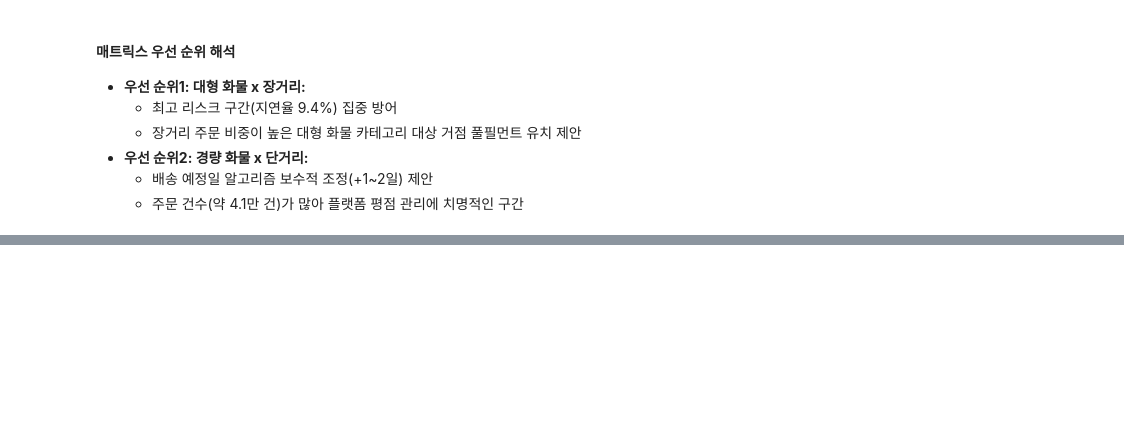
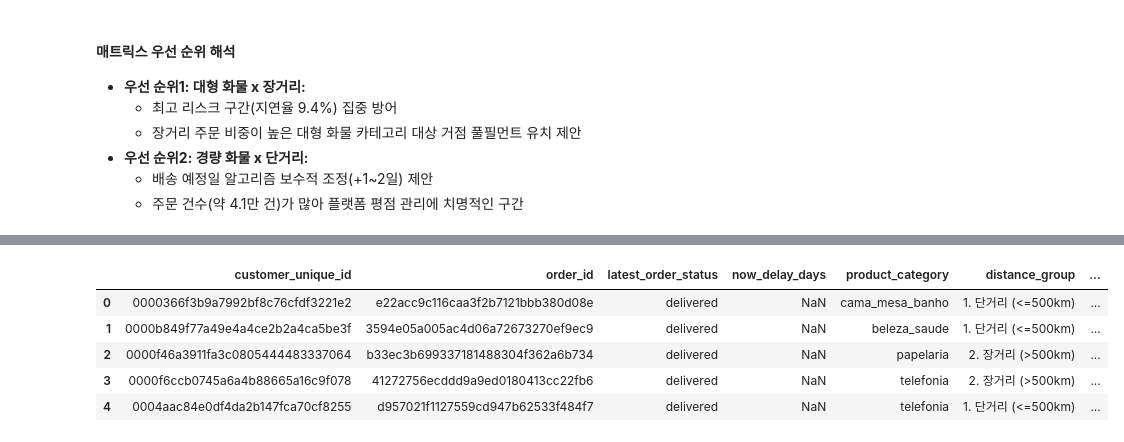
Before and after one commit to eunsung20311-dot/Olist-E-commerce-Analysis, a Jupyter notebook: 02_hypothesis_testing.ipynb, the cells around one changed output, grey strips where cells are left out. Cells and saved outputs as stored; diff of their text form; code cells hidden in the pictures; blank space fills up the shorter version.

```diff
--- a/02_hypothesis_testing.ipynb
+++ b/02_hypothesis_testing.ipynb
@@ -267,6 +267,7 @@ plt.show()
 ##### C-1. 재구매 주기 비교 및 검증
 # %%
 # 주문 순서(Rank) 할당 및 재구매 주기 계산
+df_customer_mstr = df_customer_mstr.sort_values(by=['customer_unique_id', 'order_purchase_timestamp']).reset_index(drop=True)
 df_customer_mstr['order_rank'] = df_customer_mstr.groupby('customer_unique_id').cumcount() + 1
 df_first_second = df_customer_mstr[df_customer_mstr['order_rank'].isin([1, 2])].copy()
 
@@ -516,0 +519,7 @@ delay_rate_matrix
+# %%
+# 주별 노선, 도시별 노선 열 생성
+df_matrix['city_route'] = df_matrix['seller_city'] + ' -> ' + df_matrix['customer_city']
+df_matrix['state_route'] = df_matrix['seller_state'] + ' -> ' + df_matrix['customer_state']
+
+# df_tab_order의 데이터 확정
+df_tab_order = df_matrix[['order_id','is_delayed','early_or_late_days','month','customer_unique_id','order_purchase_timestamp','distance_group', 'weight_group','city_route','state_route']].copy()
@@ -516,0 +573,63 @@ delay_rate_matrix
+# %%
+order_payment_sum = df_payments.groupby('order_id')['payment_value'].sum().reset_index()
+
+cust_order_base = (
+    df_orders
+    .merge(df_customers[['customer_id','customer_unique_id']], on = 'customer_id')
+    .merge(df_reviews[['order_id','review_score']], on='order_id', how= 'left')
+    .merge(order_payment_sum, on = 'order_id', how= 'left')
+    .merge(df_first_order_analysis[['order_id','purchase_interval']], on='order_id', how = 'left')
+)
+
+cust_order_base['delay_score'] = np.where(
+    cust_order_base ['is_delayed'] == 1,
+    cust_order_base ['review_score'],
+    np.nan
+)
+
+cust_clean = cust_order_base[~cust_order_base['order_status'].isin(['canceled', 'unavailable'])].copy()
+
+# 현재 지연일수 변수 생성(now_delay_days)
+current_date = cust_clean['order_purchase_timestamp'].max()
+
+cust_clean['now_delay_days'] = np.where(
+    (cust_clean['order_status'] != 'delivered') & (cust_clean['order_estimated_delivery_date'] < current_date),
+    (current_date - cust_clean['order_estimated_delivery_date']).dt.days,
+    np.nan)
+
+#custclean- df_logistics 병합
+products_cols = ['order_id', 'product_category_name', 'distance_group', 'weight_group']
+cust_clean_enriched = cust_clean.merge(
+    df_matrix[products_cols], on='order_id',how='left')
+
+df_customer_crm_mstr = (
+    cust_clean_enriched
+    .sort_values('order_purchase_timestamp')
+    .groupby('customer_unique_id')
+    .agg(
+        # [최근 주문 정보]
+        order_id=('order_id', 'last'),
+        latest_order_status=('order_status', 'last'),
+        now_delay_days=('now_delay_days', 'last'),
+
+        # [물류/제품 매트릭스 변수 추가]
+        product_category=('product_category_name', 'last'), # 1, 2일차 리스팅용 최근 카테고리
+        distance_group=('distance_group', 'last'),
+        weight_group=('weight_group', 'last'),
+
+        # [행동 지표]
+        total_orders=('order_id', 'nunique'),
+        total_payment_value=('payment_value', 'sum'),
+        delay_review_score=('delay_score', 'mean'),
+        purchase_interval=('purchase_interval','max')
+    )
+    .reset_index()
+)
+df_customer_crm_mstr.head()
+# %% [output]
+|  | customer_unique_id | order_id | latest_order_status | now_delay_days | product_category | distance_group | ... |
+| 0 | 0000366f3b9a7992bf8c76cfdf3221e2 | e22acc9c116caa3f2b7121bbb380d08e | delivered | NaN | cama_mesa_banho | 1. 단거리 (<=500km) | ... |
+| 1 | 0000b849f77a49e4a4ce2b2a4ca5be3f | 3594e05a005ac4d06a72673270ef9ec9 | delivered | NaN | beleza_saude | 1. 단거리 (<=500km) | ... |
+| 2 | 0000f46a3911fa3c0805444483337064 | b33ec3b699337181488304f362a6b734 | delivered | NaN | papelaria | 2. 장거리 (>500km) | ... |
+| 3 | 0000f6ccb0745a6a4b88665a16c9f078 | 41272756ecddd9a9ed0180413cc22fb6 | delivered | NaN | telefonia | 2. 장거리 (>500km) | ... |
+| 4 | 0004aac84e0df4da2b147fca70cf8255 | d957021f1127559cd947b62533f484f7 | delivered | NaN | telefonia | 1. 단거리 (<=500km) | ... |
```
Also changed, not shown: parts of 9 cells of this notebook, 3 other files.
